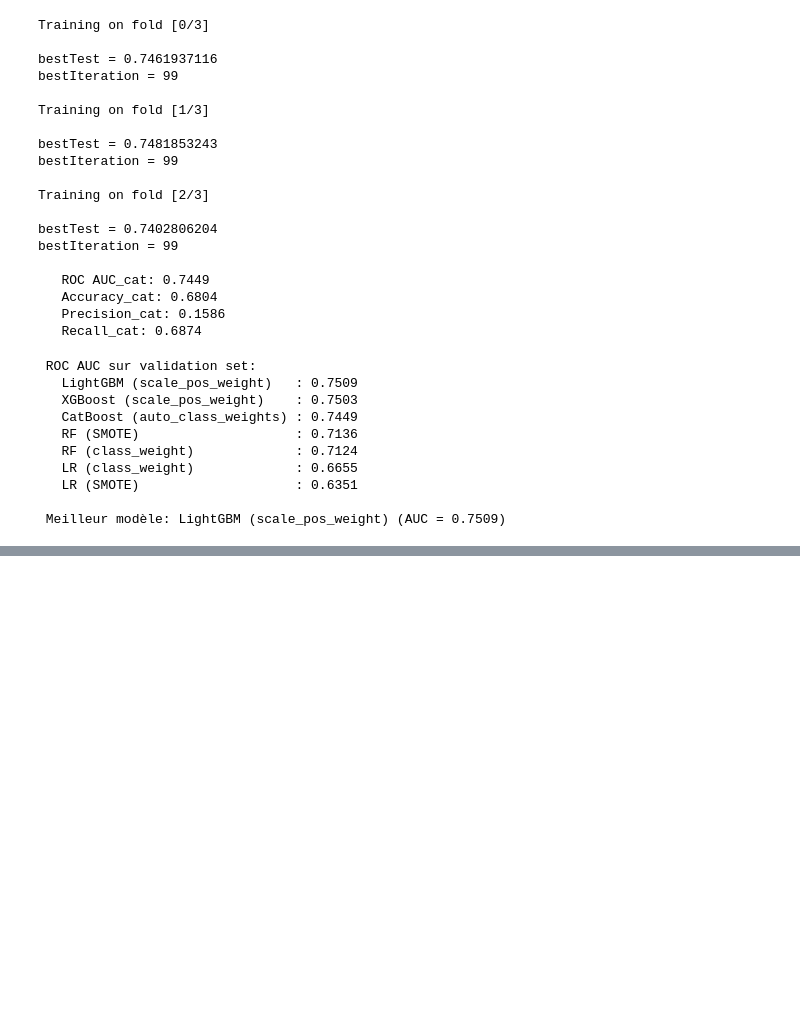
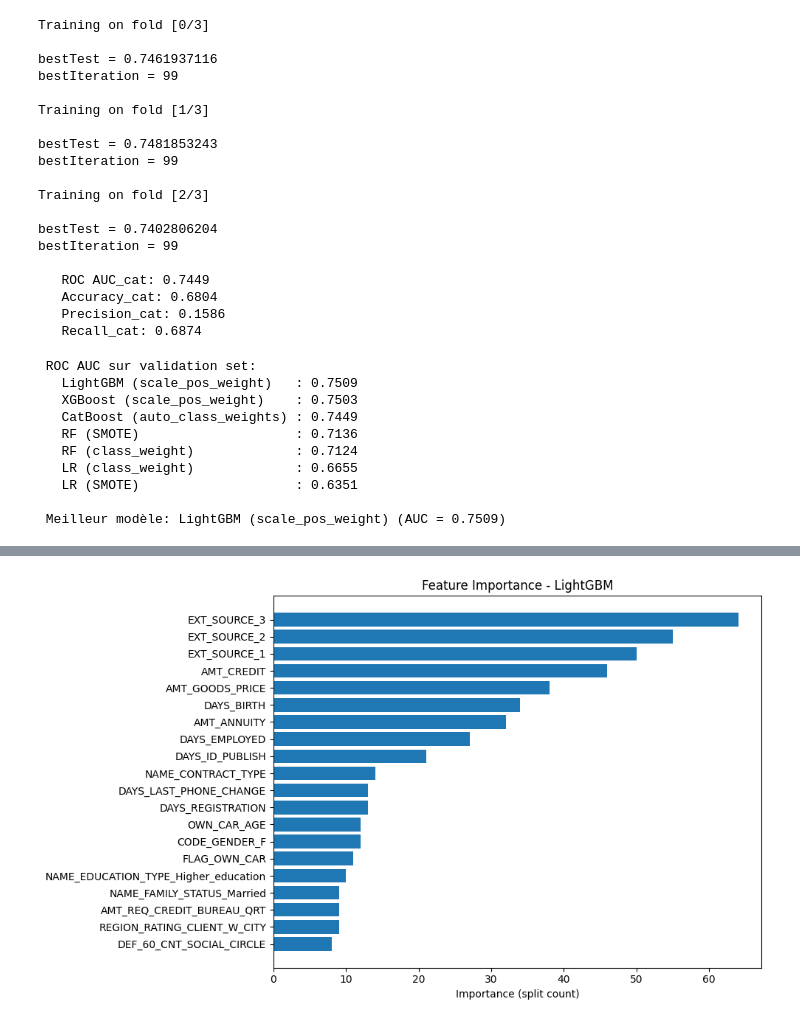
Before and after one commit to christophesallessacareau-boop/Initiez_vous_au_ML_Ops, a Jupyter notebook: main.ipynb, the cells around one changed output, grey strips where cells are left out. Cells and saved outputs as stored; diff of their text form; code cells hidden in the pictures; blank space fills up the shorter version.

```diff
--- a/main.ipynb
+++ b/main.ipynb
@@ -982,0 +1015,94 @@ print(f"\n Meilleur modèle: {best[0]} (AUC = {best[1]:.4f})")
+# %%
+# Optuna + LightGBM + MLflow
+
+def objective(trial):
+
+    params = {
+        "objective": "binary",
+        "metric": "auc",
+        "boosting_type": "gbdt",
+        "learning_rate": trial.suggest_float("learning_rate", 0.01, 0.2),
+        "num_leaves": trial.suggest_int("num_leaves", 5, 10),
+        "max_depth": trial.suggest_int("max_depth", 3, 10),
+        "min_child_samples": trial.suggest_int("min_child_samples", 5, 20),
+        "subsample": trial.suggest_float("subsample", 0.6, 1.0),
+        "colsample_bytree": trial.suggest_float("colsample_bytree", 0.6, 1.0),
+        "scale_pos_weight": trial.suggest_float("scale_pos_weight", 5, 10)
+    }
+
+    model = lgb.LGBMClassifier(**params, n_estimators=100)
+
+    # Probabilités en CV
+    y_proba = cross_val_predict(
+        model, X_train, y_train,
+        cv=skf,
+        method="predict_proba",
+        n_jobs=-1
+    )[:, 1]
+
+    roc_auc = roc_auc_score(y_train, y_proba)
+
+    #  Optimisation du seuil métier
+    threshold = trial.suggest_float("threshold", 0.1, 0.9)
+    y_pred = (y_proba > threshold).astype(int)
+
+    tn, fp, fn, tp = confusion_matrix(y_train, y_pred).ravel()
+
+    # Coût métier
+    cost = fn * 10 + fp * 1
+
+    # On veut maximiser AUC ET minimiser coût
+    score = roc_auc - (cost / len(y_train))
+
+    return score
+
+# Optimisation
+study = optuna.create_study(direction="maximize")
+study.optimize(objective, n_trials=20)
+
+# Recherche du meilleur modele
+best_params = study.best_params
+best_threshold = best_params.pop("threshold")
+
+model_best = lgb.LGBMClassifier(**best_params)
+model_best.fit(X_train, y_train)
+
+y_val_proba = model_best.predict_proba(X_val)[:, 1]
+y_val_pred = (y_val_proba > best_threshold).astype(int)
+
+roc_auc = roc_auc_score(y_val, y_val_proba)
+
+# Feature Importance LightGBM
+feature_importance = model_best.feature_importances_
+feature_names = X_train.columns
+
+# Tri par importance décroissante
+sorted_idx = feature_importance.argsort()[::-1]
+sorted_importance = feature_importance[sorted_idx]
+sorted_names = feature_names[sorted_idx]
+
+# Plot
+plt.figure(figsize=(10, 6))
+plt.barh(sorted_names[:20][::-1], sorted_importance[:20][::-1])
+plt.xlabel("Importance (split count)")
+plt.title("Feature Importance - LightGBM")
+plt.tight_layout()
+plt.show()
+
+# Log avec mlflow
+with mlflow.start_run(run_name="LightGBM_Optuna_Optimized"):
+
+    mlflow.log_params(best_params)
+    mlflow.log_param("optimized_threshold", best_threshold)
+    mlflow.log_metric("roc_auc", roc_auc)
+    mlflow.log_metric("score", score)
+
+    mlflow.lightgbm.log_model(model_best, "model")
+
+    fig, ax = plt.subplots(figsize=(10, 6))
+    ax.barh(sorted_names[:20][::-1], sorted_importance[:20][::-1])
+    ax.set_xlabel("Importance (split count)")
+    ax.set_title("Feature Importance - LightGBM")
+    plt.tight_layout()
+    mlflow.log_figure(fig, "feature_importance.png")
+# %% [output]
@@ -982,0 +1134 @@ print(f"\n Meilleur modèle: {best[0]} (AUC = {best[1]:.4f})")
+[figure, added]
```
Also changed, not shown: parts of 18 cells of this notebook.
